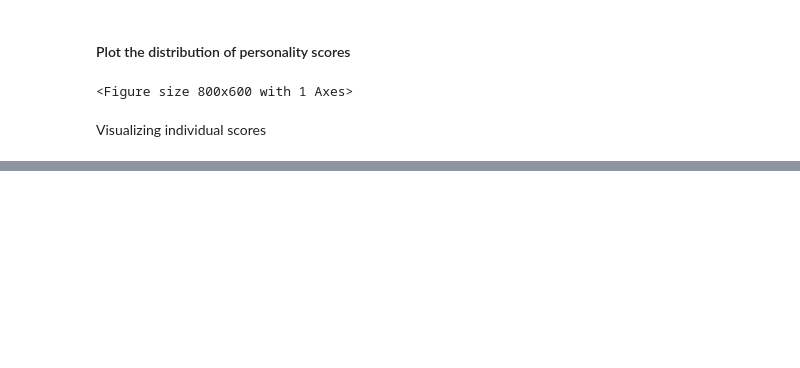
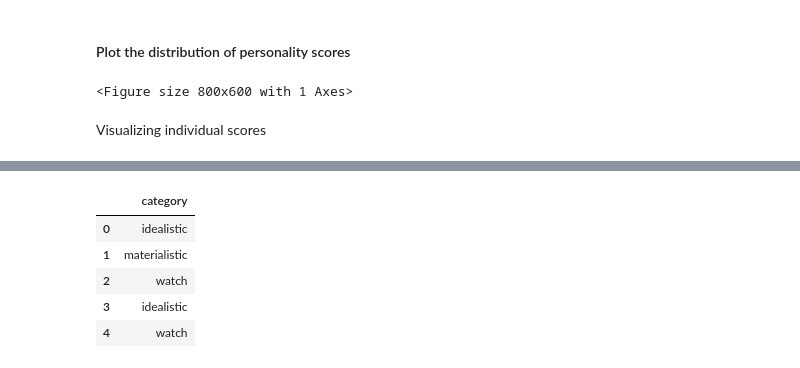
Before and after one commit to verafristedt/Much-Match, a Jupyter notebook: Swipe Analysis.ipynb, the cells around one changed output, grey strips where cells are left out. Cells and saved outputs as stored; diff of their text form; code cells hidden in the pictures; blank space fills up the shorter version.

```diff
--- a/Swipe Analysis.ipynb
+++ b/Swipe Analysis.ipynb
@@ -189,0 +356,10 @@ subjects_scores.head()
+# %%
+subset_likes = swipes_image.loc[swipes_image['watch_name'] == watch]
+subset_likes = subset_likes[['user', 'liked']]
+# %%
+subjects = pd.merge(subjects, subset_likes, how='inner', on='user')
+subjects = subjects.rename(columns={"liked": "likedMoonphase"})
+# %%
+swipes_image = pd.merge(swipes_image, subjects[['user', 'likedMoonphase']], how='left', on='user')
+# %%
+swipes_image['likedMoonphase_str'] = swipes_image['likedMoonphase'].apply(str)
@@ -189,0 +378,9 @@ subjects_scores.head()
+# %%
+swipes_image[['category']].head()
+# %% [output]
+|  | category |
+| 0 | idealistic |
+| 1 | materialistic |
+| 2 | watch |
+| 3 | idealistic |
+| 4 | watch |
```
Also changed, not shown: parts of 35 cells of this notebook.
